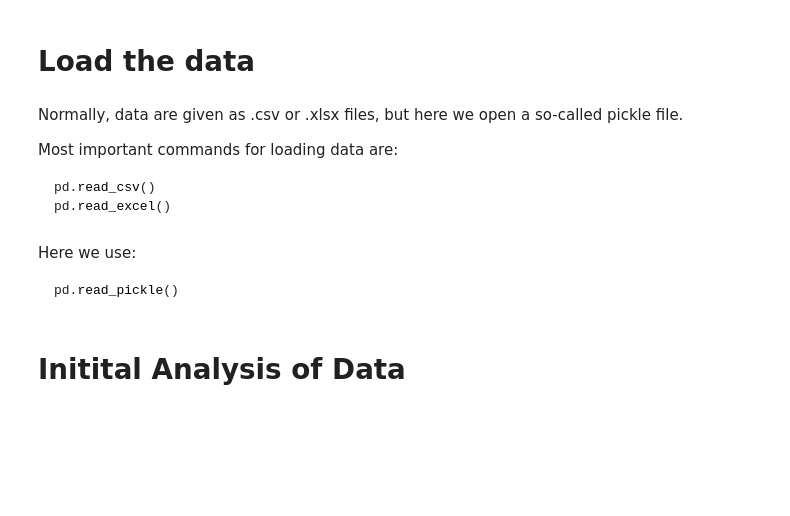
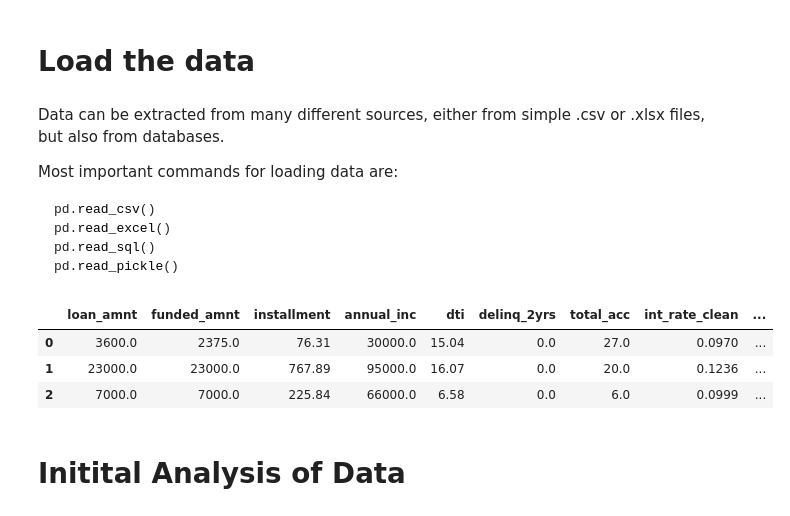
Before and after one commit to iubh/DLMDSML01, a Jupyter notebook: Q_A_Sessions/01_intro_to_ml/01_intro_to_ml.ipynb, the cells around one changed output. Cells and saved outputs as stored; diff of their text form; code cells hidden in the pictures; blank space fills up the shorter version.

Commit message:
update 01_intro_to_ml notebook

````diff
--- a/Q_A_Sessions/01_intro_to_ml/01_intro_to_ml.ipynb
+++ b/Q_A_Sessions/01_intro_to_ml/01_intro_to_ml.ipynb
@@ -44,24 +32,20 @@ mpl.rc('ytick', labelsize=12)
 # %% [markdown]
 # Load the data
 # %% [markdown]
-Normally, data are given as .csv or .xlsx files, but here we open a so-called pickle file.
+Data can be extracted from many different sources, either from simple .csv or .xlsx files, but also from databases.
 
 Most important commands for loading data are:
 
 ```python
 pd.read_csv()
 pd.read_excel()
+pd.read_sql()
+pd.read_pickle()
 ```
-# %% [markdown]
-Here we use:
-
-```python
-pd.read_pickle()
-```
 # %%
-(x,y) = pd.read_pickle('../introduction-datascience-python-book-master/files/ch05/dataset_small.pkl')
+(x,y) = pd.read_pickle('../../../introduction-datascience-python-book-master/files/ch05/dataset_small.pkl')
 # x stores input data and y target values
 df = pd.concat([pd.DataFrame(x), pd.DataFrame(y)], axis = 1)
 flatten = lambda l: [item for sublist in l for item in sublist]
-cols = flatten([['col_' + str(i) for i in range(df.shape[1]-1)], ['loan funded']])
-df.columns = cols
+# cols = flatten([['col_' + str(i) for i in range(df.shape[1]-1)], ['loan funded']])
+# df.columns = cols
@@ -68,3 +62,10 @@ df.columns = cols
+# %%
+df.head(3)
+# %% [output]
+|  | loan_amnt | funded_amnt | installment | annual_inc | dti | delinq_2yrs | total_acc | int_rate_clean | ... |
+| 0 | 3600.0 | 2375.0 | 76.31 | 30000.0 | 15.04 | 0.0 | 27.0 | 0.0970 | ... |
+| 1 | 23000.0 | 23000.0 | 767.89 | 95000.0 | 16.07 | 0.0 | 20.0 | 0.1236 | ... |
+| 2 | 7000.0 | 7000.0 | 225.84 | 66000.0 | 6.58 | 0.0 | 6.0 | 0.0999 | ... |
 # %% [markdown]
 # Initital Analysis of Data
 # %% [markdown]
````
Also changed, not shown: parts of 54 cells of this notebook.
